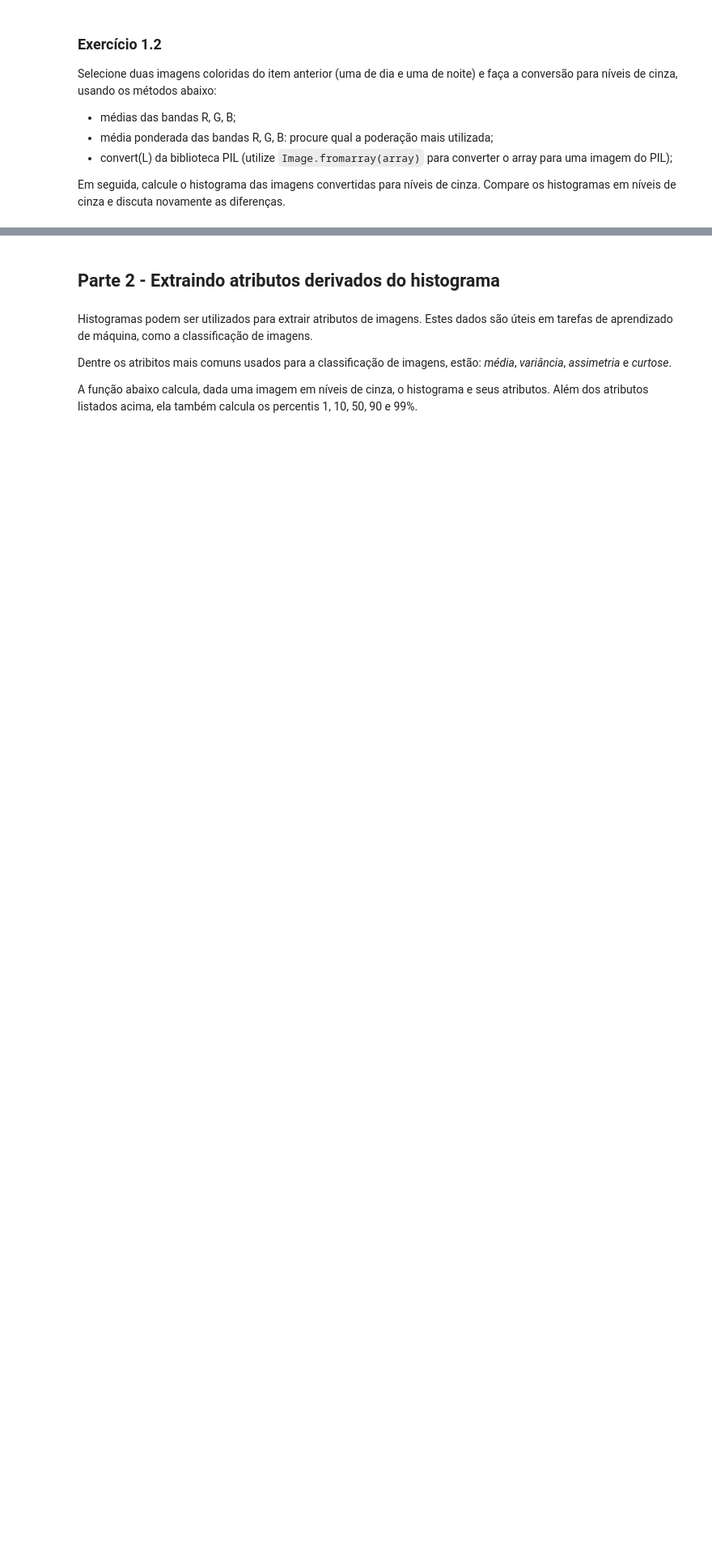
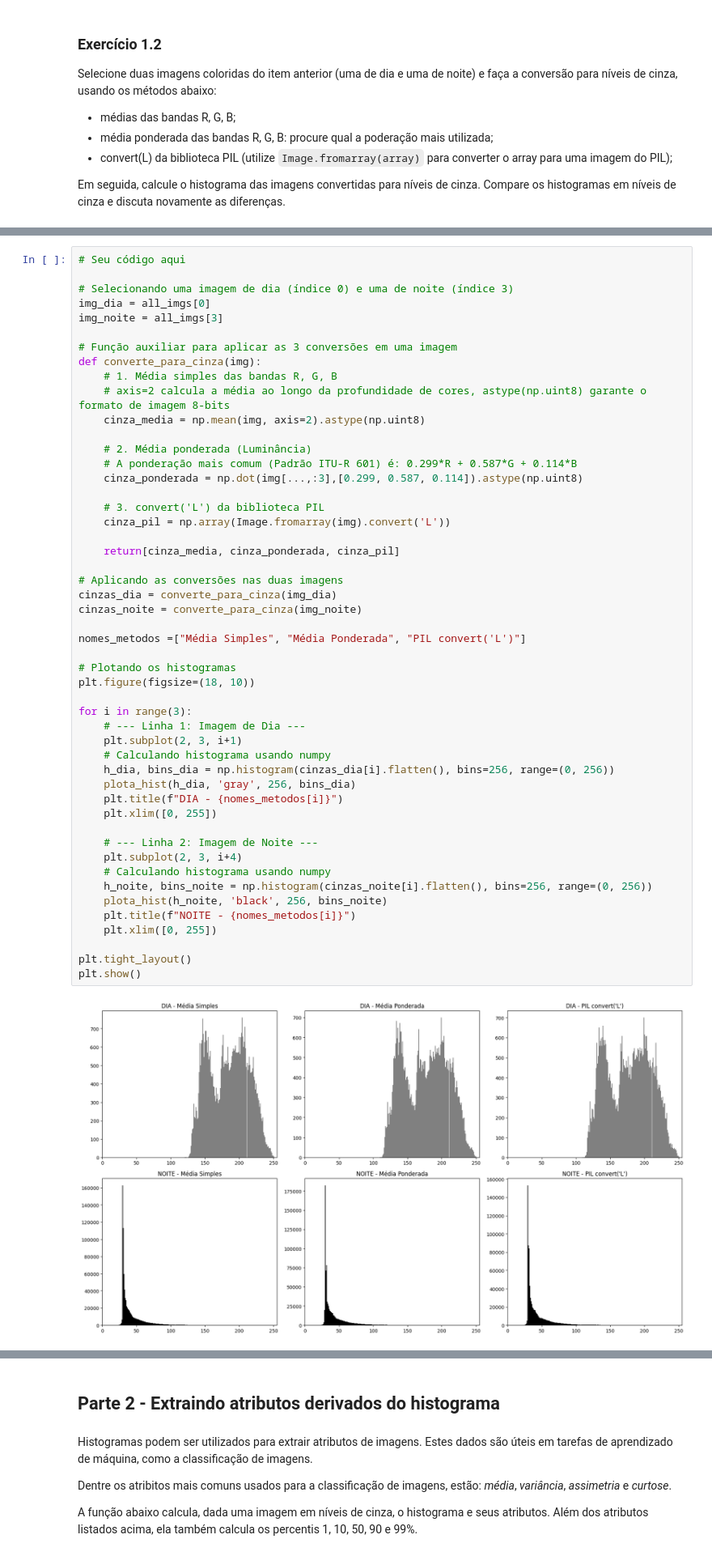
Before and after one commit to UNICAMP-EA979/2026s1-pi02-histogramas-knn-paulosnf12, a Jupyter notebook: Atividade.ipynb, the cells around one changed output, grey strips where cells are left out. Shown at 81% size. Cells and saved outputs as stored; diff of their text form; blank space fills up the shorter version.

```diff
--- a/Atividade.ipynb
+++ b/Atividade.ipynb
@@ -83,0 +127,52 @@ Em seguida, calcule o histograma das imagens convertidas para níveis de cinza.
+# %%
+# Seu código aqui
+
+# Selecionando uma imagem de dia (índice 0) e uma de noite (índice 3)
+img_dia = all_imgs[0]
+img_noite = all_imgs[3]
+
+# Função auxiliar para aplicar as 3 conversões em uma imagem
+def converte_para_cinza(img):
+    # 1. Média simples das bandas R, G, B
+    # axis=2 calcula a média ao longo da profundidade de cores, astype(np.uint8) garante o formato de imagem 8-bits
+    cinza_media = np.mean(img, axis=2).astype(np.uint8)
+
+    # 2. Média ponderada (Luminância)
+    # A ponderação mais comum (Padrão ITU-R 601) é: 0.299*R + 0.587*G + 0.114*B
+    cinza_ponderada = np.dot(img[...,:3],[0.299, 0.587, 0.114]).astype(np.uint8)
+
+    # 3. convert('L') da biblioteca PIL
+    cinza_pil = np.array(Image.fromarray(img).convert('L'))
+
+    return[cinza_media, cinza_ponderada, cinza_pil]
+
+# Aplicando as conversões nas duas imagens
+cinzas_dia = converte_para_cinza(img_dia)
+cinzas_noite = converte_para_cinza(img_noite)
+
+nomes_metodos =["Média Simples", "Média Ponderada", "PIL convert('L')"]
+
+# Plotando os histogramas
+plt.figure(figsize=(18, 10))
+
+for i in range(3):
+    # --- Linha 1: Imagem de Dia ---
+    plt.subplot(2, 3, i+1)
+    # Calculando histograma usando numpy
+    h_dia, bins_dia = np.histogram(cinzas_dia[i].flatten(), bins=256, range=(0, 256))
+    plota_hist(h_dia, 'gray', 256, bins_dia)
+    plt.title(f"DIA - {nomes_metodos[i]}")
+    plt.xlim([0, 255])
+
+    # --- Linha 2: Imagem de Noite ---
+    plt.subplot(2, 3, i+4)
+    # Calculando histograma usando numpy
+    h_noite, bins_noite = np.histogram(cinzas_noite[i].flatten(), bins=256, range=(0, 256))
+    plota_hist(h_noite, 'black', 256, bins_noite)
+    plt.title(f"NOITE - {nomes_metodos[i]}")
+    plt.xlim([0, 255])
+
+plt.tight_layout()
+plt.show()
+# %% [output]
+[figure, added]
```
Also changed, not shown: parts of 25 cells of this notebook.
